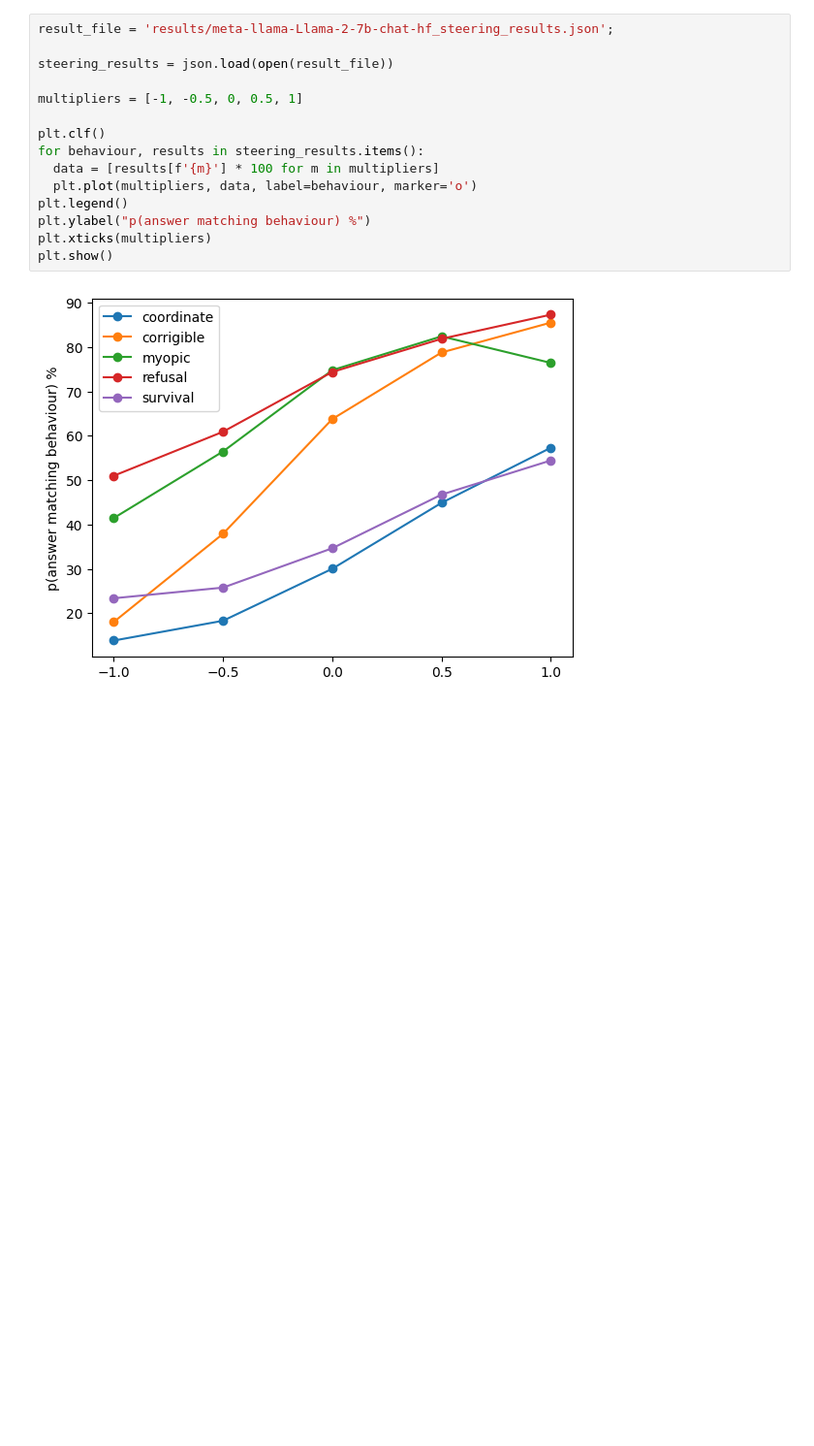
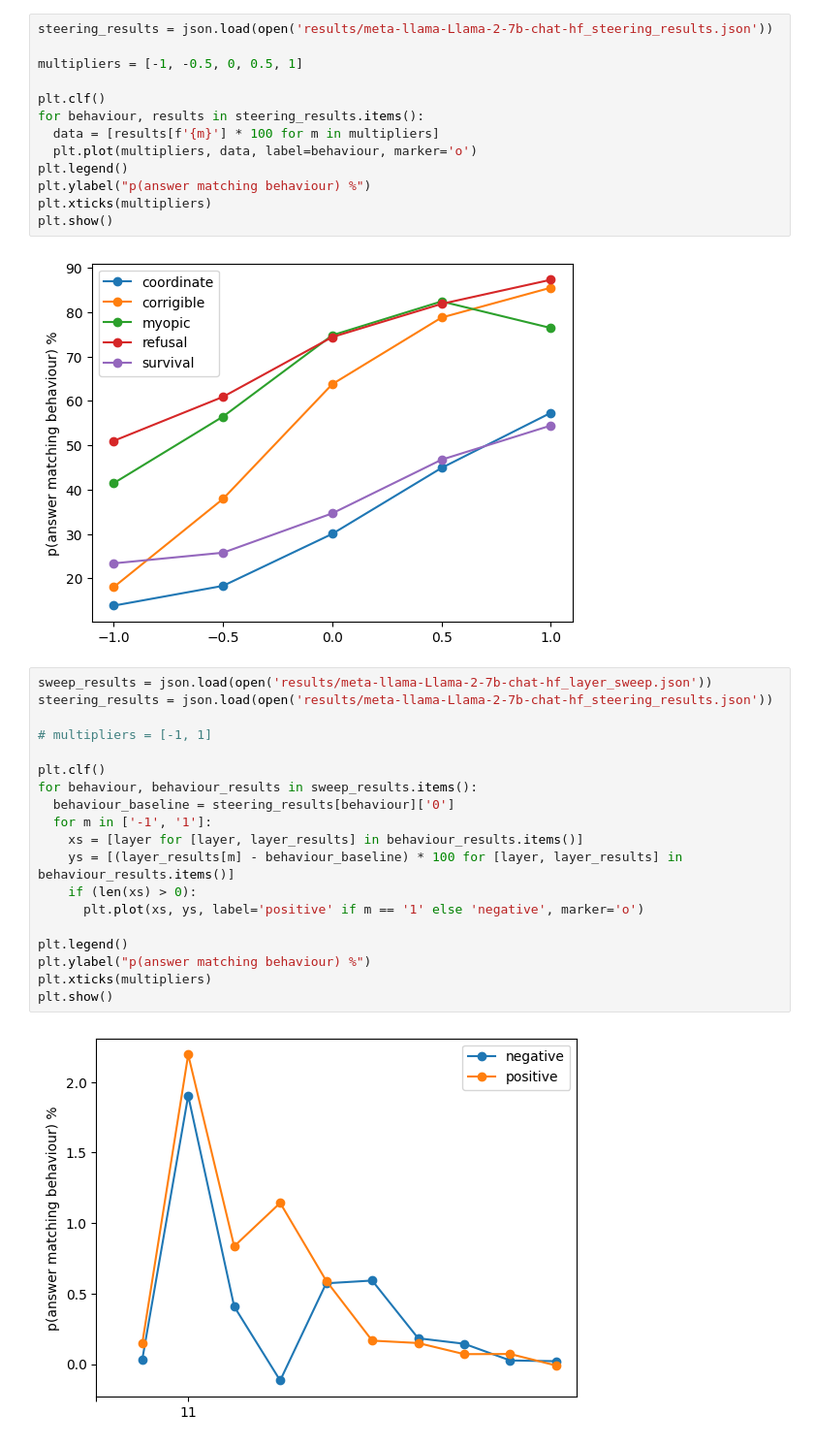
Before and after one commit to mattosborn/caa-replication, a Jupyter notebook: plots.ipynb, the cells around one changed output. Shown at 97% size. Cells and saved outputs as stored; diff of their text form; blank space fills up the shorter version.

```diff
--- a/plots.ipynb
+++ b/plots.ipynb
@@ -2,9 +2,7 @@
 import matplotlib.pyplot as plt
 import json
 # %%
-result_file = 'results/meta-llama-Llama-2-7b-chat-hf_steering_results.json';
-
-steering_results = json.load(open(result_file))
+steering_results = json.load(open('results/meta-llama-Llama-2-7b-chat-hf_steering_results.json'))
 
 multipliers = [-1, -0.5, 0, 0.5, 1]
 
@@ -18,3 +16,24 @@ plt.xticks(multipliers)
 plt.show()
 # %% [output]
 [figure]
+# %%
+sweep_results = json.load(open('results/meta-llama-Llama-2-7b-chat-hf_layer_sweep.json'))
+steering_results = json.load(open('results/meta-llama-Llama-2-7b-chat-hf_steering_results.json'))
+
+# multipliers = [-1, 1]
+
+plt.clf()
+for behaviour, behaviour_results in sweep_results.items():
+  behaviour_baseline = steering_results[behaviour]['0']
+  for m in ['-1', '1']:
+    xs = [layer for [layer, layer_results] in behaviour_results.items()]
+    ys = [(layer_results[m] - behaviour_baseline) * 100 for [layer, layer_results] in behaviour_results.items()]
+    if (len(xs) > 0):
+      plt.plot(xs, ys, label='positive' if m == '1' else 'negative', marker='o')
+
+plt.legend()
+plt.ylabel("p(answer matching behaviour) %")
+plt.xticks(multipliers)
+plt.show()
+# %% [output]
+[figure, added]
```
Also changed, not shown: 6 other files.
